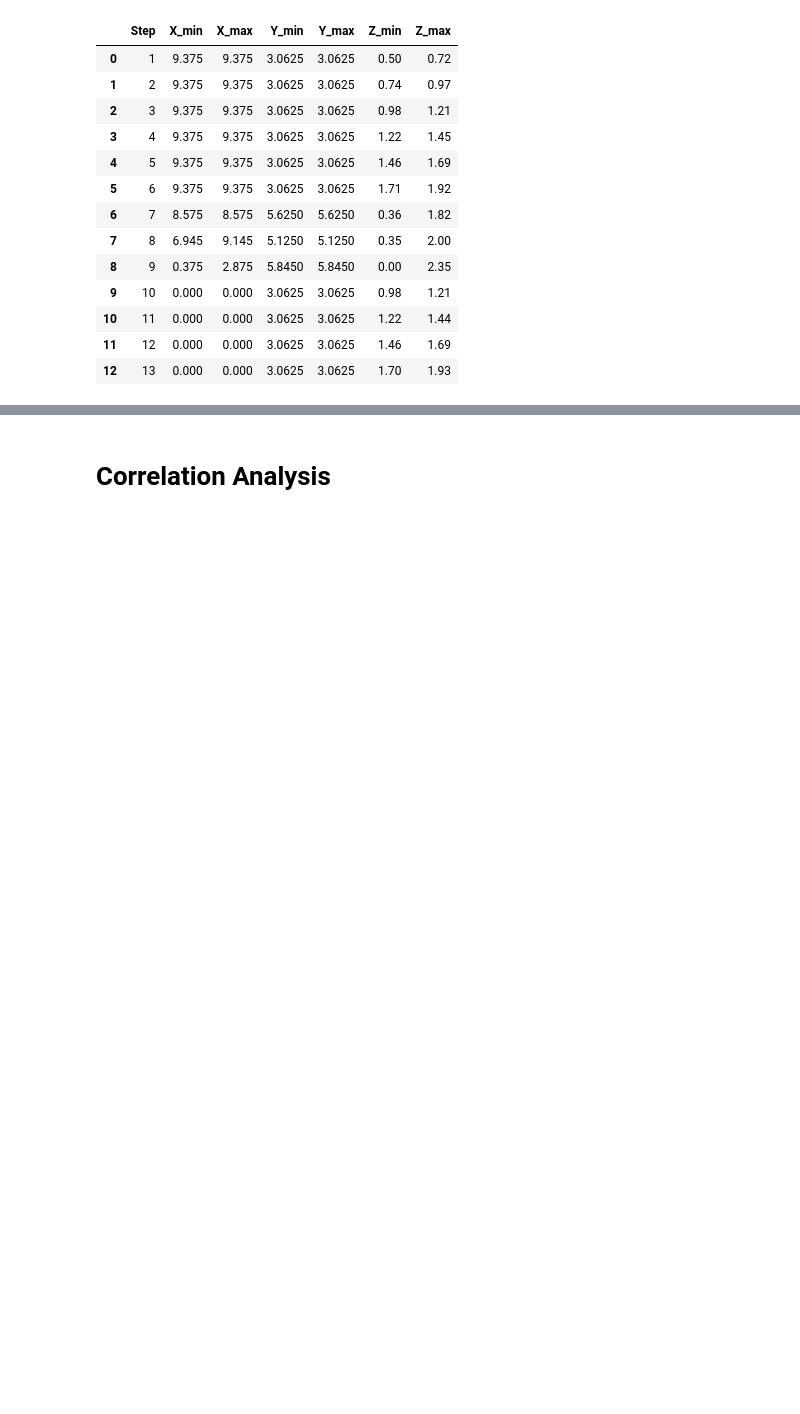
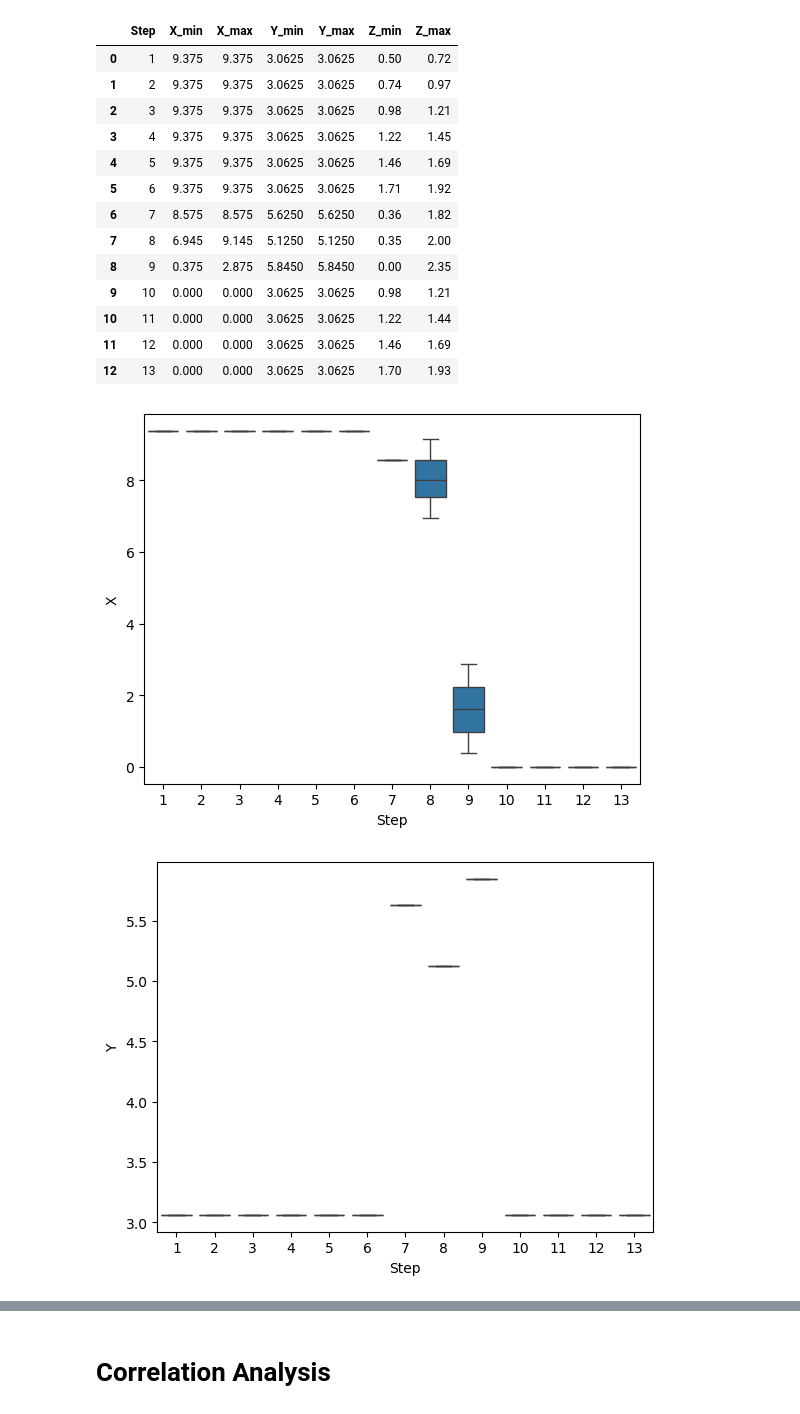
Before and after one commit to CaptainAhad/Project-1, a Jupyter notebook: Project 1.ipynb, the cells around one changed output, grey strips where cells are left out. Drawn from its saved outputs; the diff is of its cells as text; code cells hidden in the pictures; blank space fills up the shorter version.

```diff
--- a/Project 1.ipynb
+++ b/Project 1.ipynb
@@ -117,3 +133,15 @@ coord_range
 | 10 | 11 | 0.000 | 0.000 | 3.0625 | 3.0625 | 1.22 | 1.44 |
 | 11 | 12 | 0.000 | 0.000 | 3.0625 | 3.0625 | 1.46 | 1.69 |
 | 12 | 13 | 0.000 | 0.000 | 3.0625 | 3.0625 | 1.70 | 1.93 |
+# %%
+sns.boxplot(exp_set, x='Step', y='X')
+plt.show()
+
+sns.boxplot(exp_set, x='Step', y='Y')
+plt.show()
+
+sns.boxplot(exp_set, x='Step', y='Z')
+plt.show()
+# %% [output]
+[figure, added]
+[figure, added]
```
Also changed, not shown: parts of 50 cells of this notebook, 6 other files.
